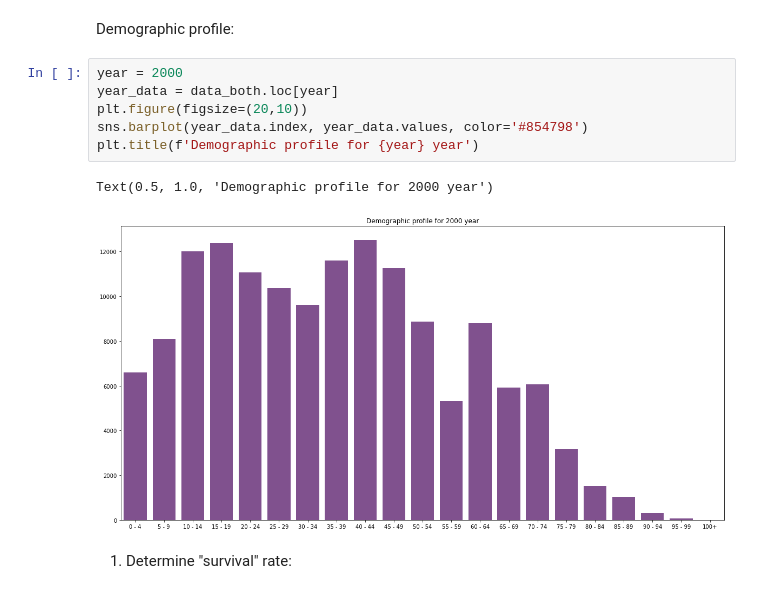
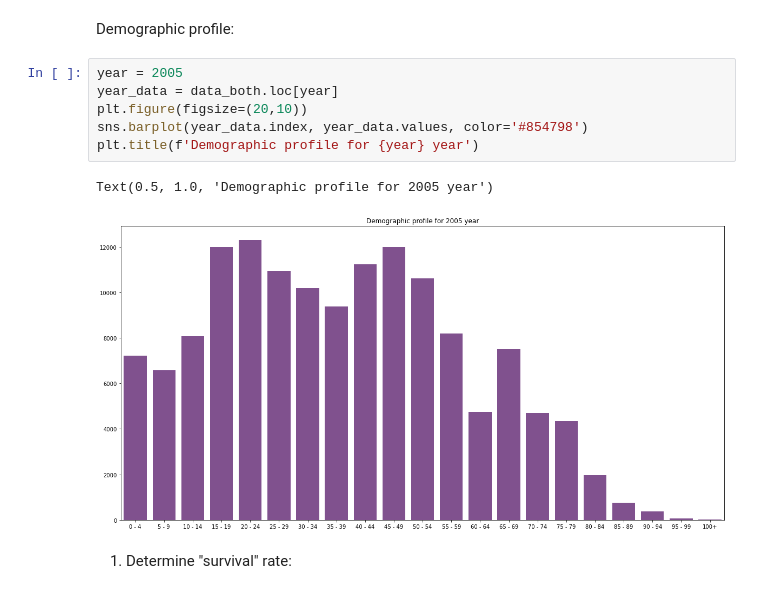
Before and after one commit to miceorbirds/Lab1, a Jupyter notebook: lab1.ipynb, the cells around one changed output. Drawn from its saved outputs; the diff is of its cells as text.

```diff
--- a/lab1.ipynb
+++ b/lab1.ipynb
@@ -57,13 +57,13 @@ data_both
 # %% [markdown]
 Demographic profile:
 # %%
-year = 2000
+year = 2005
 year_data = data_both.loc[year]
 plt.figure(figsize=(20,10))
 sns.barplot(year_data.index, year_data.values, color='#854798')
 plt.title(f'Demographic profile for {year} year')
 # %% [output]
-Text(0.5, 1.0, 'Demographic profile for 2000 year')
+Text(0.5, 1.0, 'Demographic profile for 2005 year')
-[figure, old version]
+[figure, new version]
 # %% [markdown]
 1. Determine "survival" rate:
```
Also changed, not shown: parts of 3 cells of this notebook.
